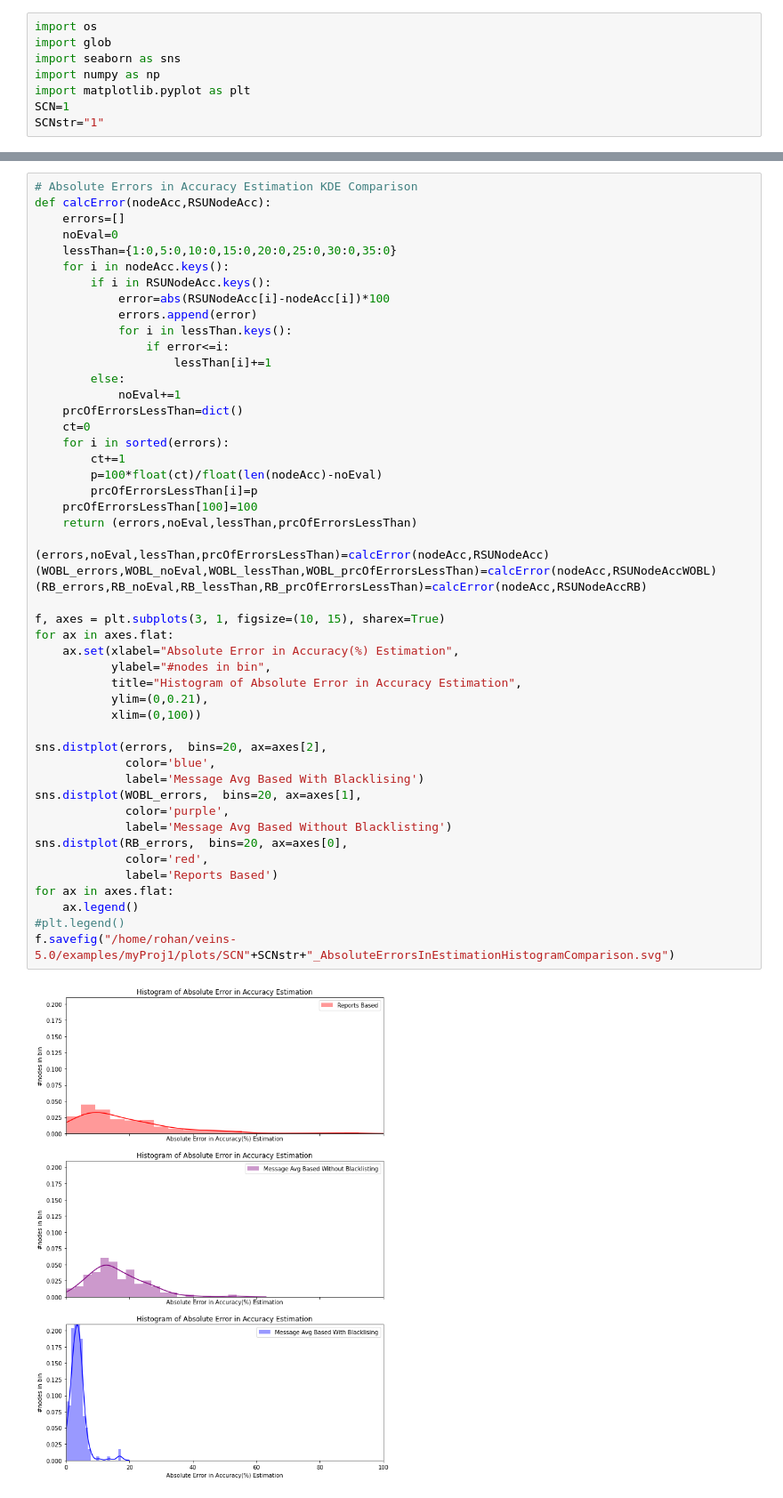
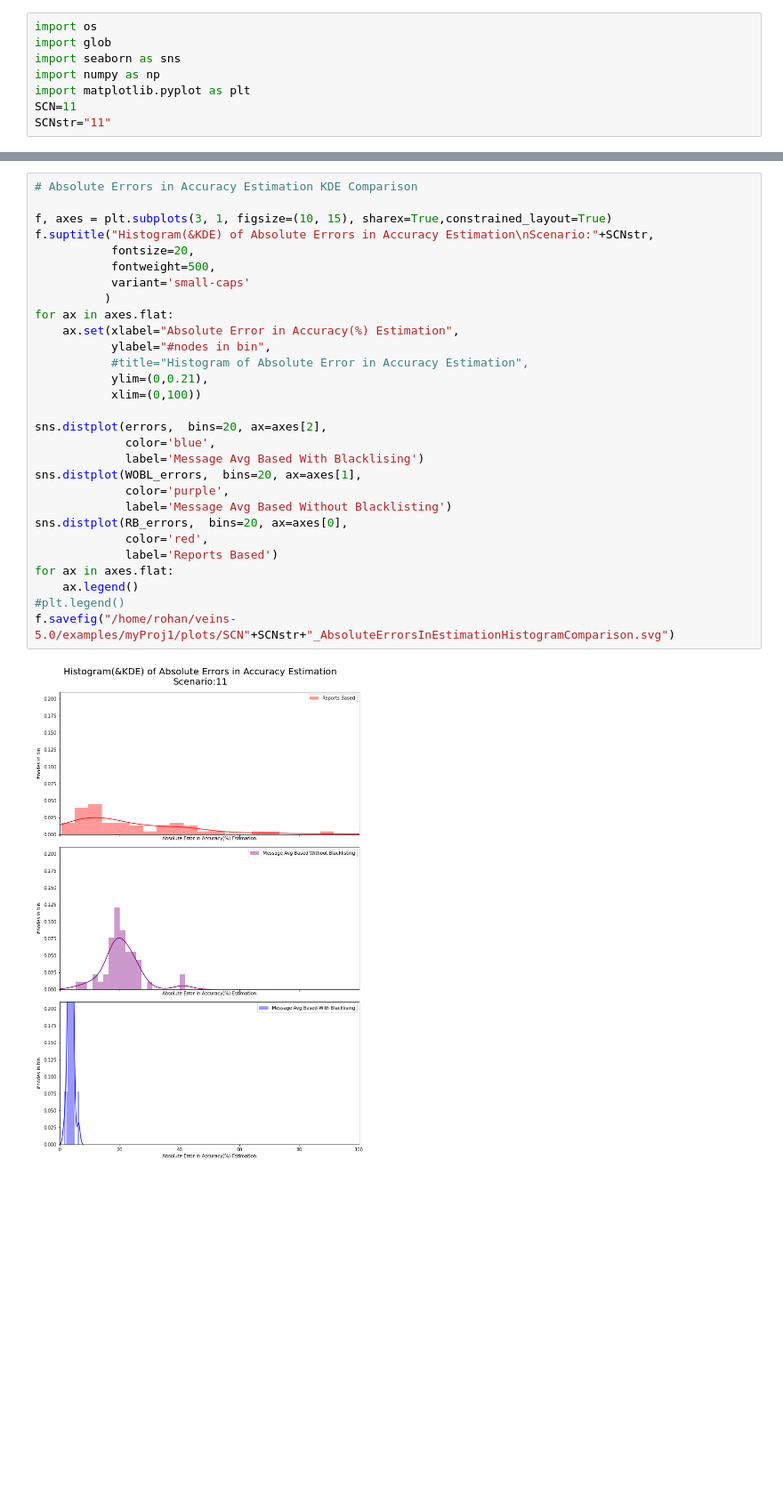
Before and after one commit to v314b0i/IoV-Reputation-Mechanism, a Jupyter notebook: examples/myProj1/R/PostAnalysis.ipynb, the cells around one changed output, grey strips where cells are left out. Shown at 89% size. Saved outputs shown, nothing was run; the diff lists cells and outputs as text; blank space fills up the shorter version.

Commit message:
added in deakin to fitzroy scenario to emulate highway/flow conditions + plots

```diff
--- a/examples/myProj1/R/PostAnalysis.ipynb
+++ b/examples/myProj1/R/PostAnalysis.ipynb
@@ -4,6 +4,6 @@ import glob
 import seaborn as sns
 import numpy as np
 import matplotlib.pyplot as plt
-SCN=1
-SCNstr="1"
+SCN=11
+SCNstr="11"
 # %%
@@ -83,52 +105,32 @@ f.savefig("/home/rohan/veins-5.0/examples/myProj1/plots/SCN"+SCNstr+"_PrimarySco
 # %%
 # Absolute Errors in Accuracy Estimation KDE Comparison
-def calcError(nodeAcc,RSUNodeAcc):
-    errors=[]
-    noEval=0
-    lessThan={1:0,5:0,10:0,15:0,20:0,25:0,30:0,35:0}
-    for i in nodeAcc.keys():
-        if i in RSUNodeAcc.keys():
-            error=abs(RSUNodeAcc[i]-nodeAcc[i])*100
-            errors.append(error)
-            for i in lessThan.keys():
-                if error<=i:
-                    lessThan[i]+=1
-        else:
-            noEval+=1
-    prcOfErrorsLessThan=dict()
-    ct=0
-    for i in sorted(errors):
-        ct+=1
-        p=100*float(ct)/float(len(nodeAcc)-noEval)
-        prcOfErrorsLessThan[i]=p
-    prcOfErrorsLessThan[100]=100
-    return (errors,noEval,lessThan,prcOfErrorsLessThan)
 
-(errors,noEval,lessThan,prcOfErrorsLessThan)=calcError(nodeAcc,RSUNodeAcc)
-(WOBL_errors,WOBL_noEval,WOBL_lessThan,WOBL_prcOfErrorsLessThan)=calcError(nodeAcc,RSUNodeAccWOBL)
-(RB_errors,RB_noEval,RB_lessThan,RB_prcOfErrorsLessThan)=calcError(nodeAcc,RSUNodeAccRB)
-
-f, axes = plt.subplots(3, 1, figsize=(10, 15), sharex=True)
+f, axes = plt.subplots(3, 1, figsize=(10, 15), sharex=True,constrained_layout=True)
+f.suptitle("Histogram(&KDE) of Absolute Errors in Accuracy Estimation\nScenario:"+SCNstr,
+           fontsize=20,
+           fontweight=500,
+           variant='small-caps'
+          )
 for ax in axes.flat:
     ax.set(xlabel="Absolute Error in Accuracy(%) Estimation",
            ylabel="#nodes in bin",
-           title="Histogram of Absolute Error in Accuracy Estimation",
+           #title="Histogram of Absolute Error in Accuracy Estimation",
            ylim=(0,0.21),
            xlim=(0,100))
 
 sns.distplot(errors,  bins=20, ax=axes[2],
              color='blue',
              label='Message Avg Based With Blacklising')
 sns.distplot(WOBL_errors,  bins=20, ax=axes[1],
              color='purple',
              label='Message Avg Based Without Blacklisting')
 sns.distplot(RB_errors,  bins=20, ax=axes[0],
              color='red',
              label='Reports Based')
 for ax in axes.flat:
     ax.legend()
 #plt.legend()
 f.savefig("/home/rohan/veins-5.0/examples/myProj1/plots/SCN"+SCNstr+"_AbsoluteErrorsInEstimationHistogramComparison.svg")
 # %% [output]
-[figure, old version]
+[figure, new version]
 # %%
```
Also changed, not shown: parts of 8 cells of this notebook, 44 other files.
